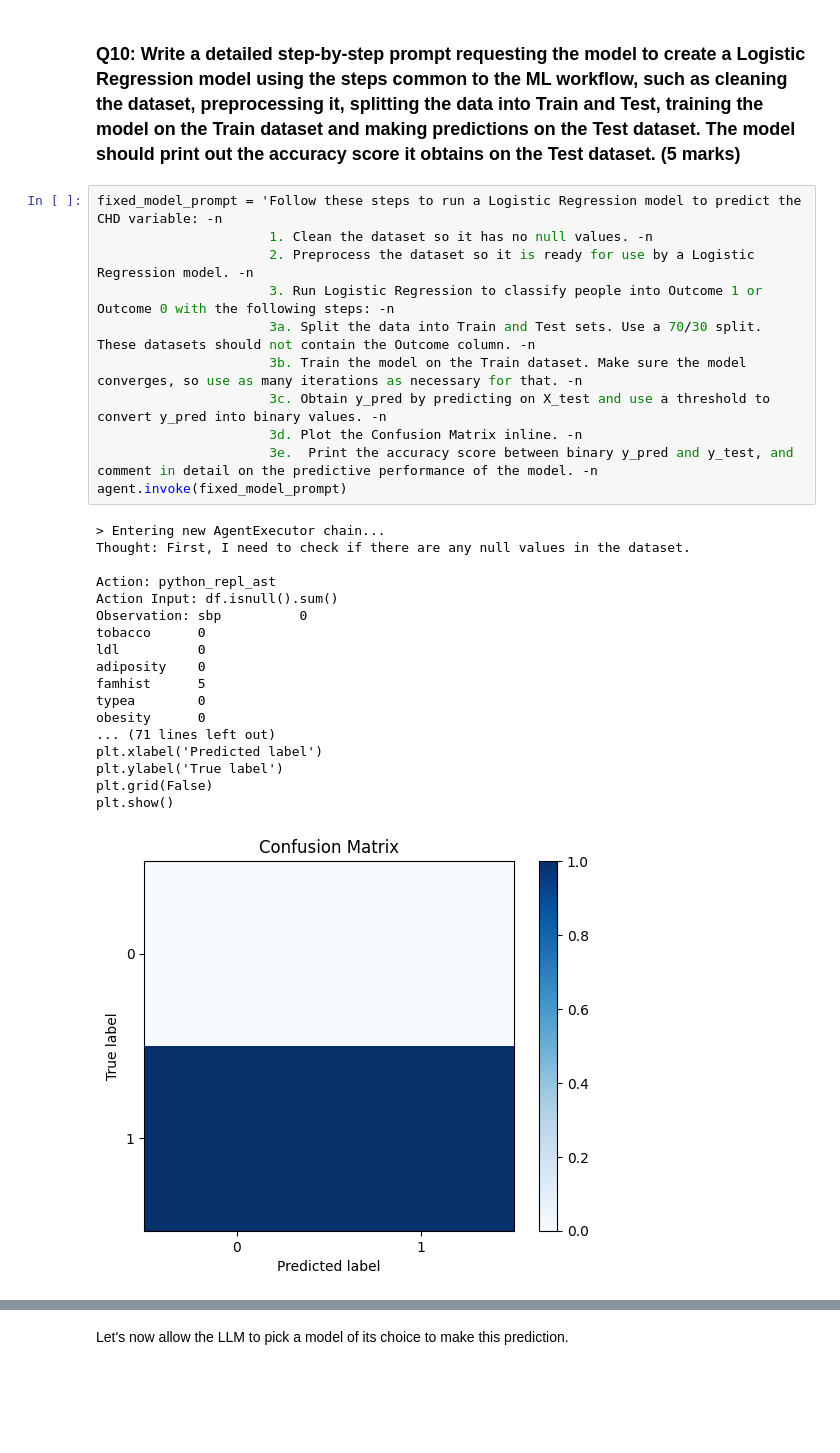
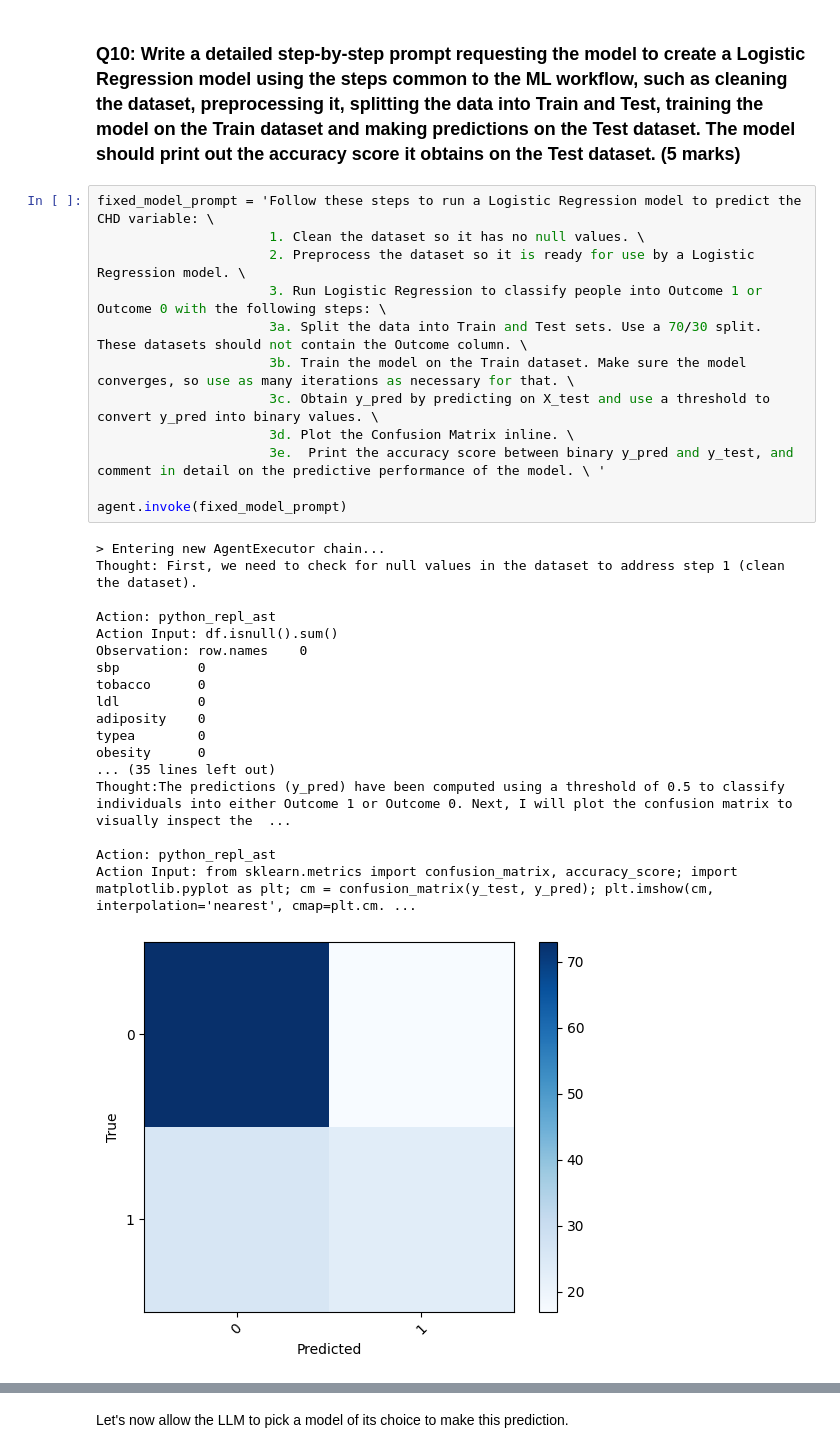
Before and after one commit to weprintmoney/LLMPractice, a Jupyter notebook: 10_20_LangChain_Data_Science_Assistant.ipynb, the cells around one changed output, grey strips where cells are left out. Saved outputs shown, nothing was run; the diff lists cells and outputs as text; blank space fills up the shorter version.

Commit message:
Data Science Assistant

```diff
--- a/10_20_LangChain_Data_Science_Assistant.ipynb
+++ b/10_20_LangChain_Data_Science_Assistant.ipynb
@@ -448,33 +489,34 @@ Let's now task it with some Machine Learning modeling, and seeing if it can make
 # %% [markdown]
 ### **Q10: Write a detailed step-by-step prompt requesting the model to create a Logistic Regression model using the steps common to the ML workflow, such as cleaning the dataset, preprocessing it, splitting the data into Train and Test, training the model on the Train dataset and making predictions on the Test dataset. The model should print out the accuracy score it obtains on the Test dataset. (5 marks)**
 # %%
-fixed_model_prompt = 'Follow these steps to run a Logistic Regression model to predict the CHD variable: -n
-                      1. Clean the dataset so it has no null values. -n
-                      2. Preprocess the dataset so it is ready for use by a Logistic Regression model. -n
-                      3. Run Logistic Regression to classify people into Outcome 1 or Outcome 0 with the following steps: -n
-                      3a. Split the data into Train and Test sets. Use a 70/30 split. These datasets should not contain the Outcome column. -n
-                      3b. Train the model on the Train dataset. Make sure the model converges, so use as many iterations as necessary for that. -n
-                      3c. Obtain y_pred by predicting on X_test and use a threshold to convert y_pred into binary values. -n
-                      3d. Plot the Confusion Matrix inline. -n
-                      3e.  Print the accuracy score between binary y_pred and y_test, and comment in detail on the predictive performance of the model. -n
+fixed_model_prompt = 'Follow these steps to run a Logistic Regression model to predict the CHD variable: \
+                      1. Clean the dataset so it has no null values. \
+                      2. Preprocess the dataset so it is ready for use by a Logistic Regression model. \
+                      3. Run Logistic Regression to classify people into Outcome 1 or Outcome 0 with the following steps: \
+                      3a. Split the data into Train and Test sets. Use a 70/30 split. These datasets should not contain the Outcome column. \
+                      3b. Train the model on the Train dataset. Make sure the model converges, so use as many iterations as necessary for that. \
+                      3c. Obtain y_pred by predicting on X_test and use a threshold to convert y_pred into binary values. \
+                      3d. Plot the Confusion Matrix inline. \
+                      3e.  Print the accuracy score between binary y_pred and y_test, and comment in detail on the predictive performance of the model. \ '
+
 agent.invoke(fixed_model_prompt)
 # %% [output]
 > Entering new AgentExecutor chain...
-Thought: First, I need to check if there are any null values in the dataset.
+Thought: First, we need to check for null values in the dataset to address step 1 (clean the dataset).
 
 Action: python_repl_ast
 Action Input: df.isnull().sum()
-Observation: sbp          0
+Observation: row.names    0
+sbp          0
 tobacco      0
 ldl          0
 adiposity    0
-famhist      5
 typea        0
 obesity      0
-... (71 lines left out)
-plt.xlabel('Predicted label')
-plt.ylabel('True label')
-plt.grid(False)
-plt.show()
+... (35 lines left out)
+Thought:The predictions (y_pred) have been computed using a threshold of 0.5 to classify individuals into either Outcome 1 or Outcome 0. Next, I will plot the confusion matrix to visually inspect the  ...
+
+Action: python_repl_ast
+Action Input: from sklearn.metrics import confusion_matrix, accuracy_score; import matplotlib.pyplot as plt; cm = confusion_matrix(y_test, y_pred); plt.imshow(cm, interpolation='nearest', cmap=plt.cm. ...
-[figure, old version]
+[figure, new version]
 Observation:
```
Also changed, not shown: parts of 25 cells of this notebook.
